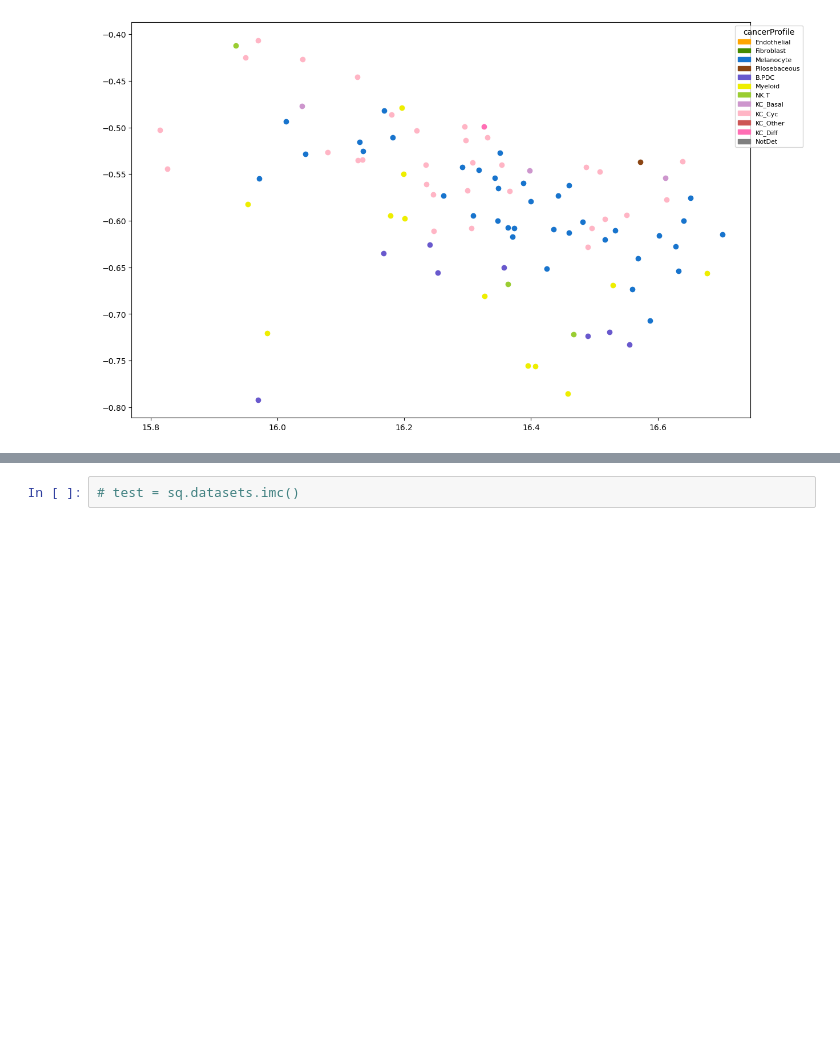
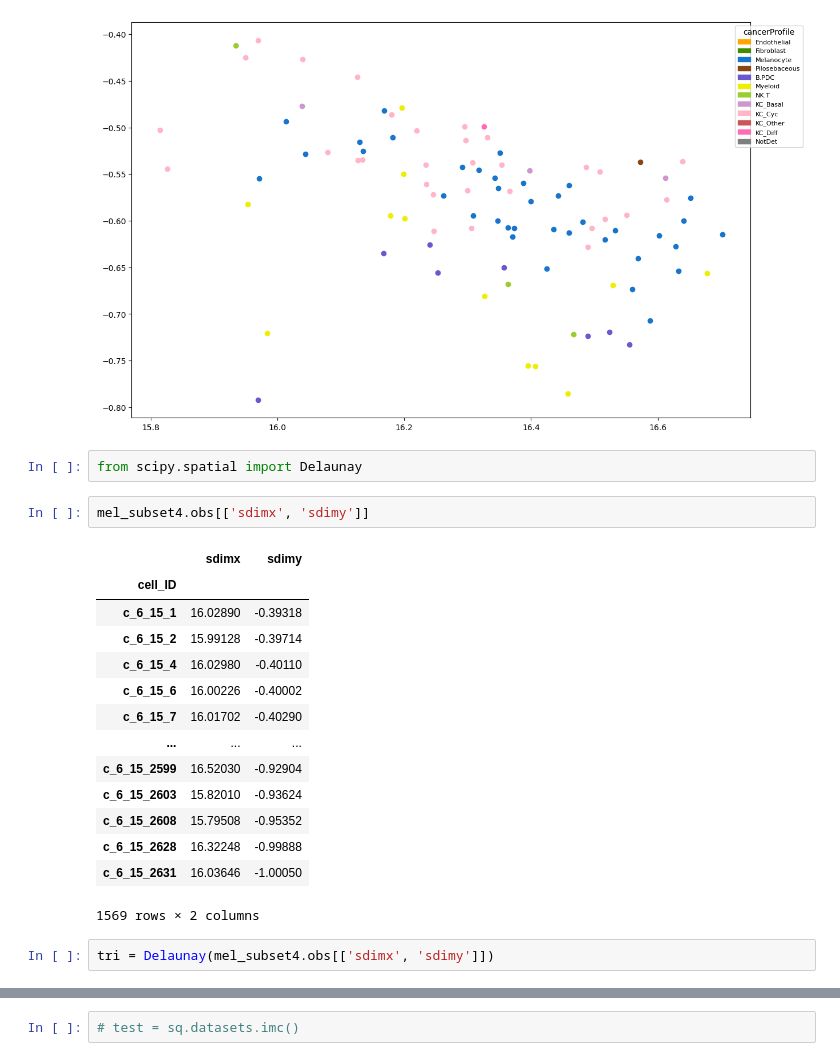
Before and after one commit to BiomedicalMachineLearning/MOSAP, a Jupyter notebook: tutorial/SMI_transcript_colocalisation.ipynb, the cells around one changed output, grey strips where cells are left out. Cells and saved outputs as stored; diff of their text form; blank space fills up the shorter version.

```diff
--- a/tutorial/SMI_transcript_colocalisation.ipynb
+++ b/tutorial/SMI_transcript_colocalisation.ipynb
@@ -317,3 +860,24 @@ scatter_cell_plot(mel_subset4, 'sdimx','sdimy', 'cancerProfile',
 # %% [output]
 (<AxesSubplot: >, <Figure size 1400x900 with 1 Axes>)
 [figure]
+# %%
+from scipy.spatial import Delaunay
+# %%
+mel_subset4.obs[['sdimx', 'sdimy']]
+# %% [output]
+|  | sdimx | sdimy |
+| cell_ID |  |  |
+| c_6_15_1 | 16.02890 | -0.39318 |
+| c_6_15_2 | 15.99128 | -0.39714 |
+| c_6_15_4 | 16.02980 | -0.40110 |
+| c_6_15_6 | 16.00226 | -0.40002 |
+| c_6_15_7 | 16.01702 | -0.40290 |
+| ... | ... | ... |
+| c_6_15_2599 | 16.52030 | -0.92904 |
+| c_6_15_2603 | 15.82010 | -0.93624 |
+| c_6_15_2608 | 15.79508 | -0.95352 |
+| c_6_15_2628 | 16.32248 | -0.99888 |
+| c_6_15_2631 | 16.03646 | -1.00050 |
+1569 rows × 2 columns
+# %%
+tri = Delaunay(mel_subset4.obs[['sdimx', 'sdimy']])
```
Also changed, not shown: parts of 20 cells of this notebook, 1 other file.
